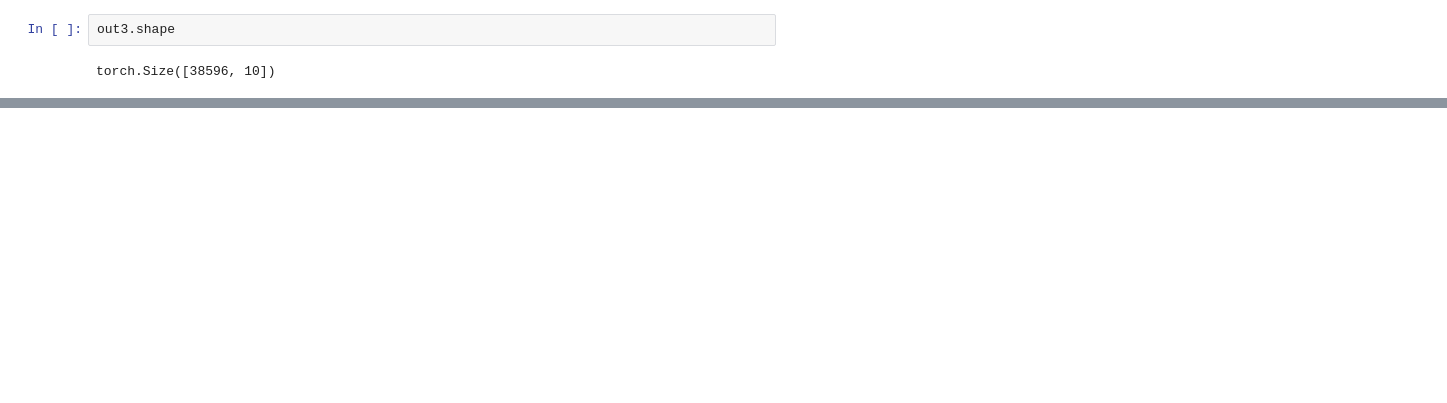
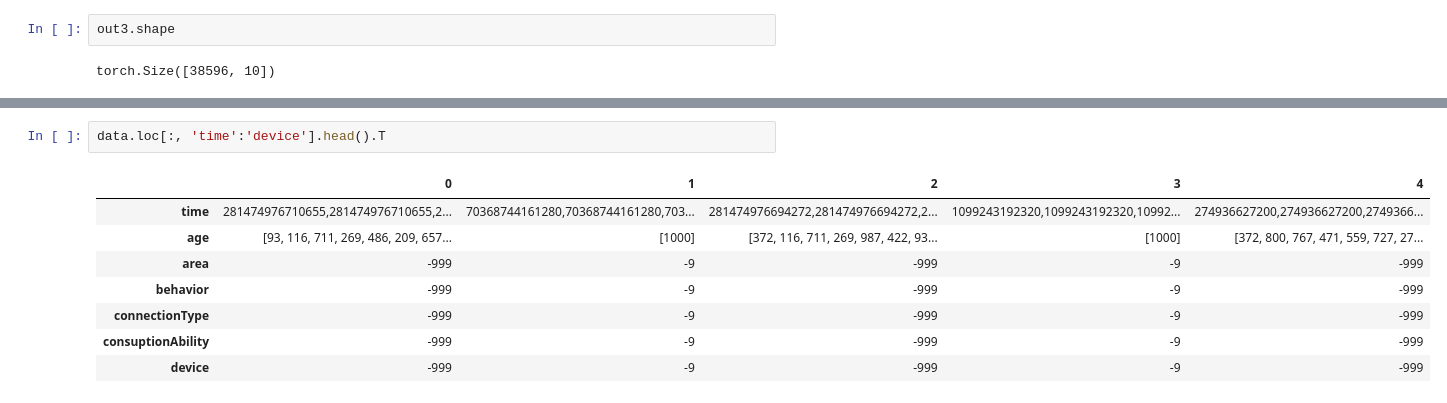
Before and after one commit to AutuanLiu/2019TencentAlgorithm, a Jupyter notebook: data/embedding.ipynb, the cells around one changed output, grey strips where cells are left out. Cells and saved outputs as stored; diff of their text form; blank space fills up the shorter version.

```diff
--- a/data/embedding.ipynb
+++ b/data/embedding.ipynb
@@ -131,0 +379,11 @@ torch.Size([38596, 10])
+# %%
+data.loc[:, 'time':'device'].head().T
+# %% [output]
+|  | 0 | 1 | 2 | 3 | 4 |
+| time | 281474976710655,281474976710655,2... | 70368744161280,70368744161280,703... | 281474976694272,281474976694272,2... | 1099243192320,1099243192320,10992... | 274936627200,274936627200,2749366... |
+| age | [93, 116, 711, 269, 486, 209, 657... | [1000] | [372, 116, 711, 269, 987, 422, 93... | [1000] | [372, 800, 767, 471, 559, 727, 27... |
+| area | -999 | -9 | -999 | -9 | -999 |
+| behavior | -999 | -9 | -999 | -9 | -999 |
+| connectionType | -999 | -9 | -999 | -9 | -999 |
+| consuptionAbility | -999 | -9 | -999 | -9 | -999 |
+| device | -999 | -9 | -999 | -9 | -999 |
```
Also changed, not shown: parts of 66 cells of this notebook.
